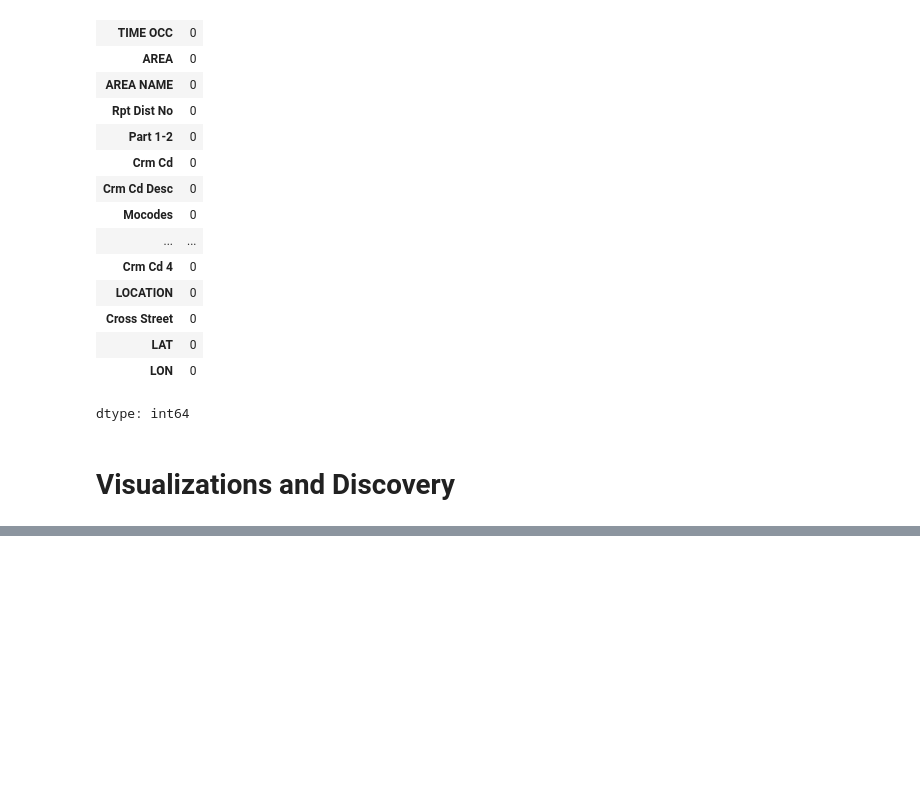
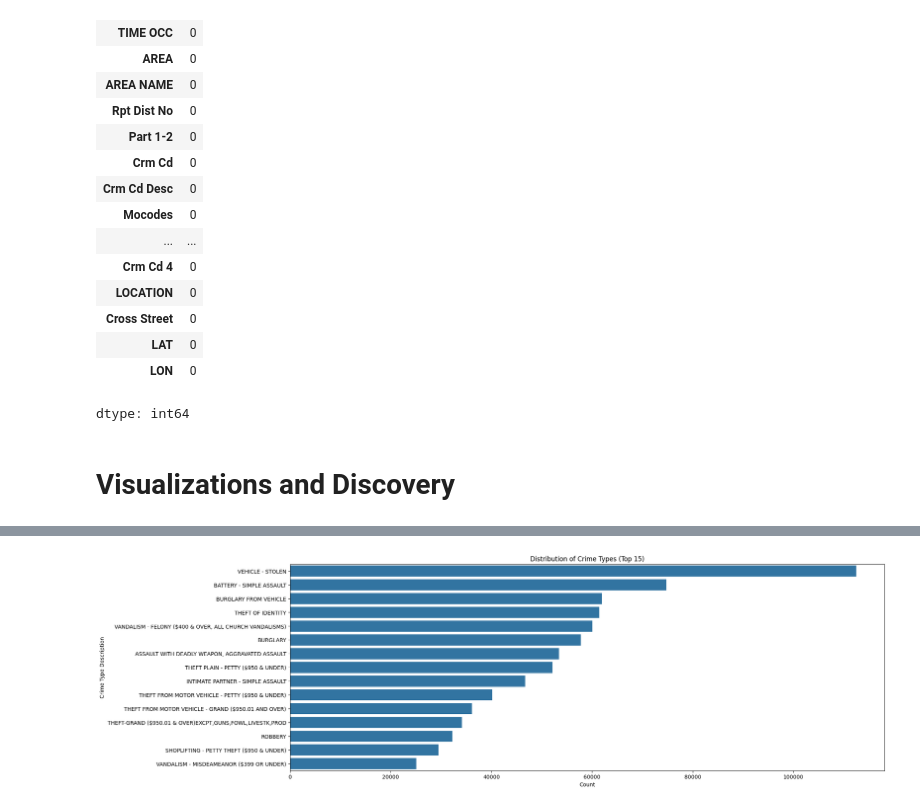
Before and after one commit to AndrewPiasecki/CrimeDataSince2020, a Jupyter notebook: Analysis.ipynb, the cells around one changed output, grey strips where cells are left out. Drawn from its saved outputs; the diff is of its cells as text; code cells hidden in the pictures; blank space fills up the shorter version.

```diff
--- a/Analysis.ipynb
+++ b/Analysis.ipynb
@@ -146,0 +158,9 @@ dtype: int64
+# %%
+plt.figure(figsize=(20, 7))
+sns.countplot(data=Crime, y='Crm Cd Desc', order=Crime['Crm Cd Desc'].value_counts().head(15).index)
+plt.ylabel("Crime Type Description")
+plt.xlabel("Count")
+plt.title("Distribution of Crime Types (Top 15)")
+plt.show()
+# %% [output]
+[figure, added]
```
Also changed, not shown: parts of 7 cells of this notebook.
